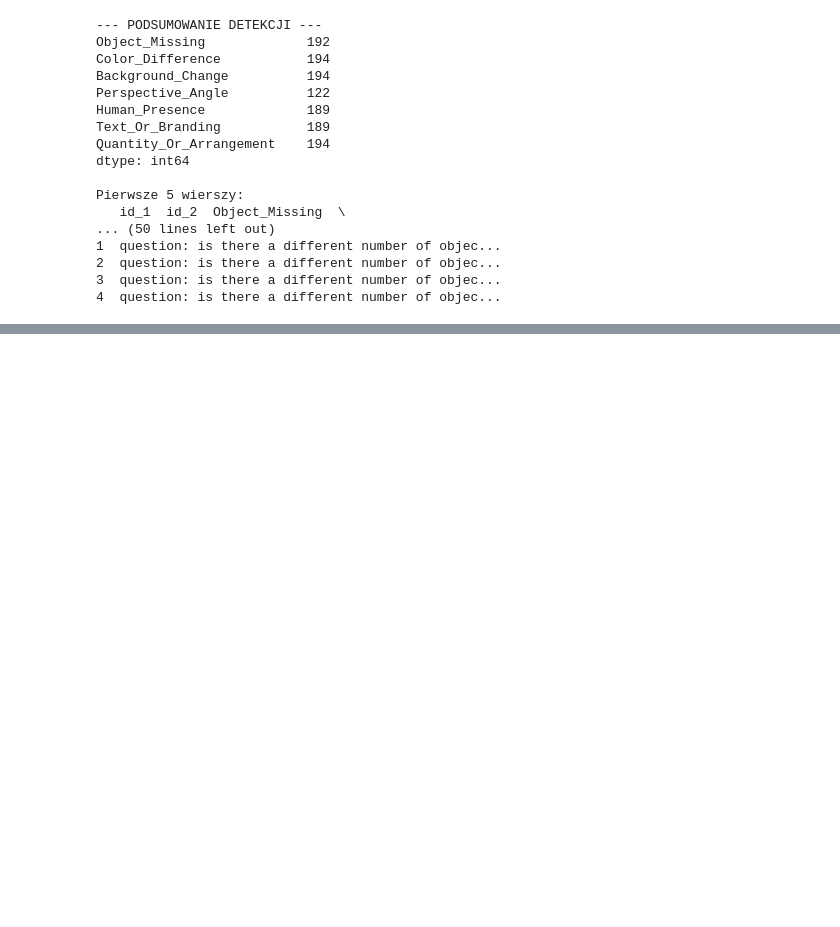
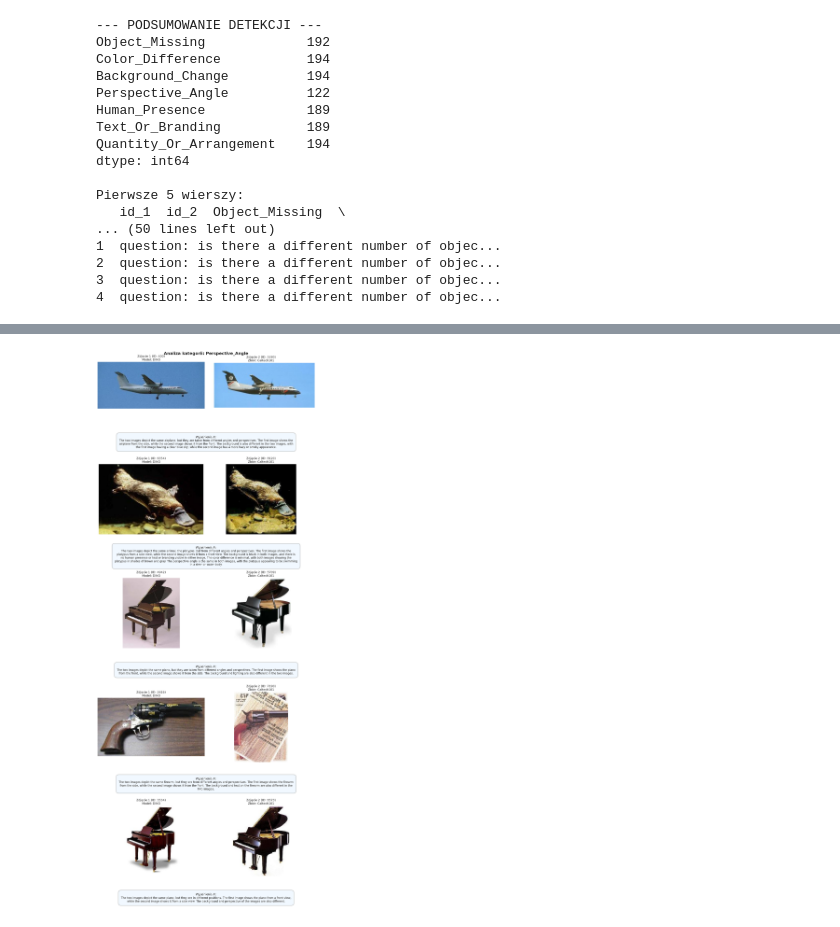
Before and after one commit to aprzezdziecka/vision_blindspots, a Jupyter notebook: vlm_differences.ipynb, the cells around one changed output, grey strips where cells are left out. Drawn from its saved outputs; the diff is of its cells as text; code cells hidden in the pictures; blank space fills up the shorter version.

```diff
--- a/vlm_differences.ipynb
+++ b/vlm_differences.ipynb
@@ -601,0 +1111,93 @@ Pierwsze 5 wierszy:
+# %%
+import matplotlib.pyplot as plt
+import textwrap
+import matplotlib.gridspec as gridspec
+
+def wyswietl_pary_dla_kategorii(df, kategoria, wybrane_modele=None, liczba_par=3):
+    # 1. Filtrowanie po wybranych modelach bazowych (base_name)
+    df_filtered = df.copy()
+    if wybrane_modele:
+        # Jeśli podano pojedynczy string (np. 'CLIP-ViT-B'), zamieniamy na listę
+        if isinstance(wybrane_modele, str):
+            wybrane_modele = [wybrane_modele]
+
+        # Zostawiamy tylko te wiersze, gdzie base_name jest na naszej liście
+        df_filtered = df_filtered[df_filtered['base_name'].isin(wybrane_modele)]
+
+        if df_filtered.empty:
+            print(f"Brak danych dla modeli: {wybrane_modele}")
+            return
+
+    # 2. Filtrujemy po wybranej kategorii
+    dane_kategorii = df_filtered[df_filtered[kategoria] == 1]
+
+    if dane_kategorii.empty:
+        print(f"Brak par zdjęć dla kategorii: {kategoria} (dla wybranych modeli)")
+        return
+
+    probka = dane_kategorii.sample(n=min(liczba_par, len(dane_kategorii)))
+
+    # 3. Ustawienie siatki (GridSpec) - gwarantuje brak nakładania się elementów
+    # Tworzymy 2 wiersze na każdą parę: jeden na zdjęcia, drugi na opis
+    fig = plt.figure(figsize=(14, 7 * len(probka)))
+    gs = gridspec.GridSpec(len(probka) * 2, 2, height_ratios=[5, 1.5] * len(probka))
+
+    for i, (_, row) in enumerate(probka.iterrows()):
+        id_1 = int(row['id_1'])
+        id_2 = int(row['id_2'])
+        dataset_name = row['dataset_name']
+        model_name = row.get('base_name', 'Nieznany model')
+
+        # Pobieranie zdjęć (zakładamy, że loaded_datasets jest nadal w pamięci)
+        target_dataset = loaded_datasets[dataset_name]
+        img1 = target_dataset[id_1]['image'].convert('RGB')
+        img2 = target_dataset[id_2]['image'].convert('RGB')
+
+        # Oś dla pierwszego zdjęcia (lewa kolumna)
+        ax1 = fig.add_subplot(gs[i*2, 0])
+        ax1.imshow(img1)
+        ax1.set_title(f"Zdjęcie 1 (ID: {id_1})\nModel: {model_name}", fontsize=13)
+        ax1.axis('off')
+
+        # Oś dla drugiego zdjęcia (prawa kolumna)
+        ax2 = fig.add_subplot(gs[i*2, 1])
+        ax2.imshow(img2)
+        ax2.set_title(f"Zdjęcie 2 (ID: {id_2})\nZbiór: {dataset_name}", fontsize=13)
+        ax2.axis('off')
+
+        # Oś dla tekstu (zajmuje obie kolumny w rzędzie poniżej zdjęć)
+        ax_text = fig.add_subplot(gs[i*2 + 1, :])
+        ax_text.axis('off') # Ukrywamy ramki wykresu dla osi tekstowej
+
+        wyjasnienie = str(row.get('Explanation', 'Brak opisu'))
+        # Zawijamy tekst na 130 znaków, żeby był szeroki, ale nie wychodził poza ekran
+        zawiniety_tekst = textwrap.fill(wyjasnienie, width=130)
+
+        # Wypisujemy tekst idealnie na środku zarezerwowanego obszaru
+        ax_text.text(0.5, 0.5, f"Wyjaśnienie AI:\n{zawiniety_tekst}",
+                     ha='center', va='center', fontsize=12,
+                     bbox=dict(facecolor='#f0f8ff', alpha=0.9, edgecolor='gray', boxstyle='round,pad=1'))
+
+    plt.suptitle(f"Analiza kategorii: {kategoria}", fontsize=18, y=0.98, fontweight='bold')
+    plt.tight_layout()
+    plt.show()
+
+# --- PRZYKŁADY UŻYCIA ---
+
+# 1. Wyświetl dla konkretnego modelu:
+wyswietl_pary_dla_kategorii(
+    final_df,
+    kategoria="Perspective_Angle",
+    wybrane_modele="DINO", # Podmień na właściwą nazwę z kolumny base_name!
+    liczba_par=5
+)
+
+# 2. Wyświetl dla listy kilku modeli:
+# wyswietl_pary_dla_kategorii(
+#     final_df,
+#     kategoria="Color_Difference",
+#     wybrane_modele=["model_A", "model_B"],
+#     liczba_par=3
+# )
+# %% [output]
+[figure, added]
```
Also changed, not shown: parts of 6 cells of this notebook.
